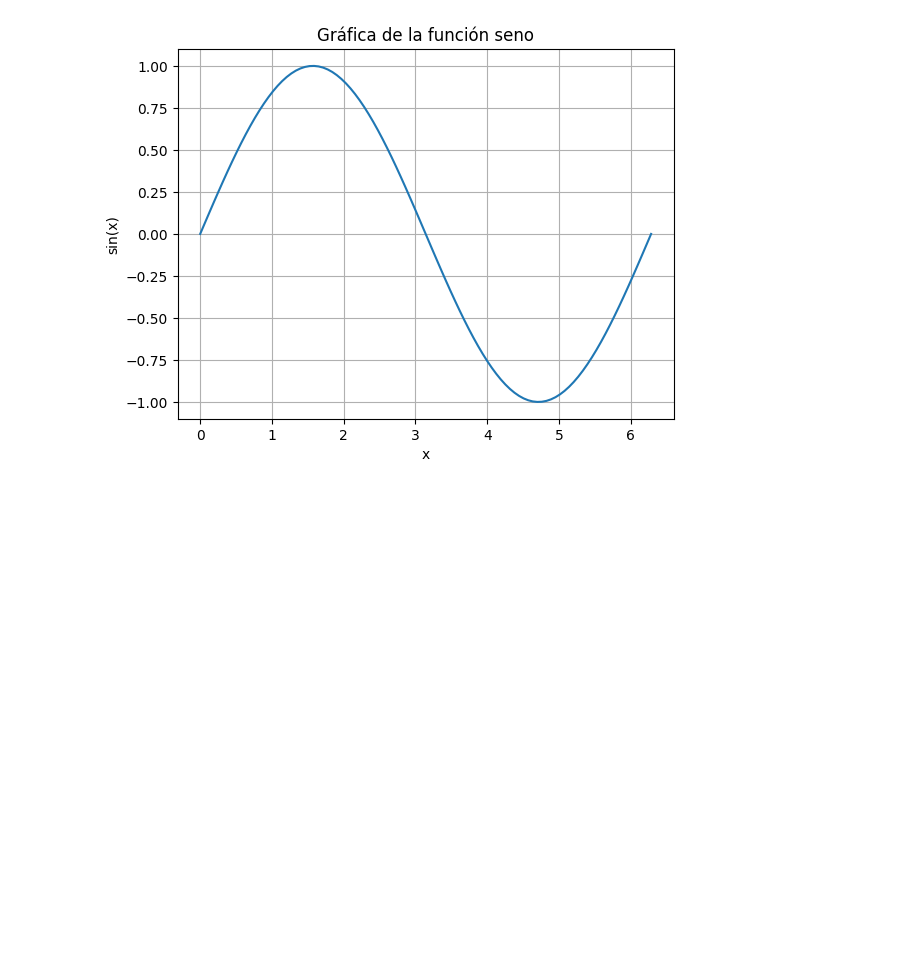
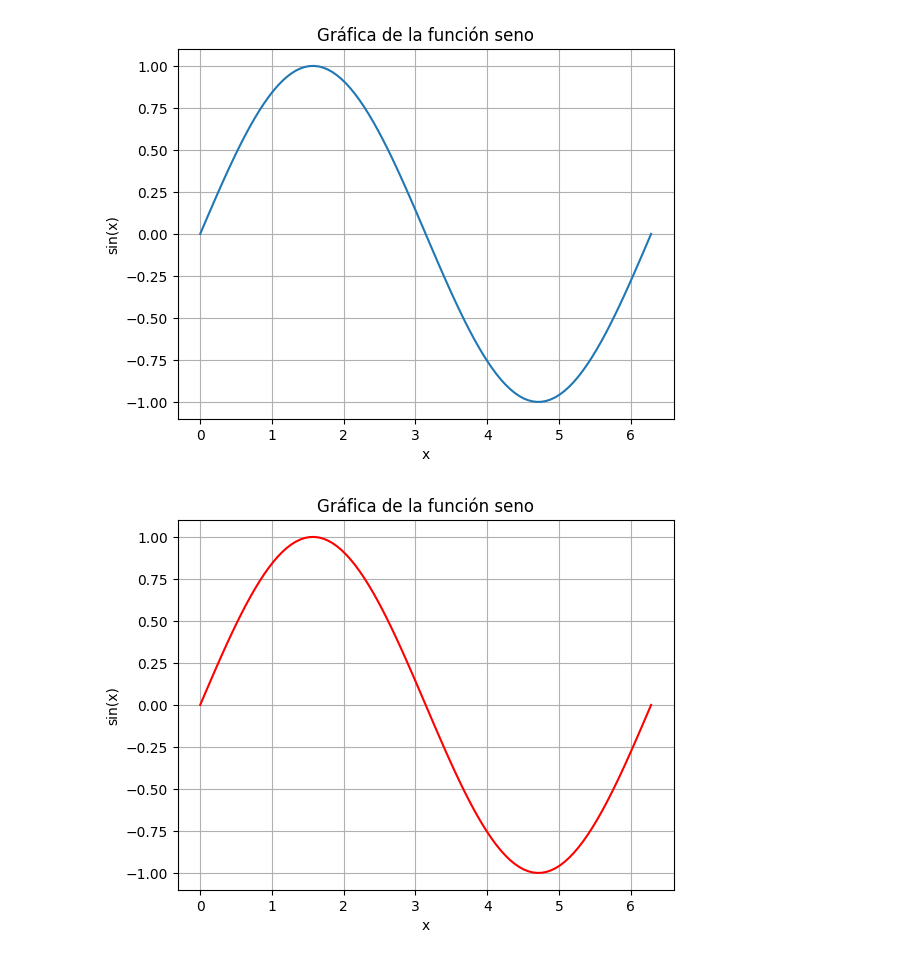
Before and after one commit to andresfelipepalacioangel/Clase, a Jupyter notebook: fseno.ipynb, the cells around one changed output. Drawn from its saved outputs; the diff is of its cells as text; code cells hidden in the pictures; blank space fills up the shorter version.

```diff
--- a/fseno.ipynb
+++ b/fseno.ipynb
@@ -23,3 +23,27 @@ plt.grid(True)
 plt.show()
 # %% [output]
 [figure]
+# %%
+# prompt: cambiar el color de la linea a rojo
+
+import matplotlib.pyplot as plt
+import numpy as np
+
+
+# Generar datos para la función seno
+x = np.linspace(0, 2 * np.pi, 100)  # 100 puntos entre 0 y 2*pi
+y = np.sin(x)
+
+# Crear la gráfica con color rojo
+plt.plot(x, y, color='red')
+
+# Agregar etiquetas y título
+plt.xlabel("x")
+plt.ylabel("sin(x)")
+plt.title("Gráfica de la función seno")
+
+# Mostrar la gráfica
+plt.grid(True)
+plt.show()
+# %% [output]
+[figure, added]
```
